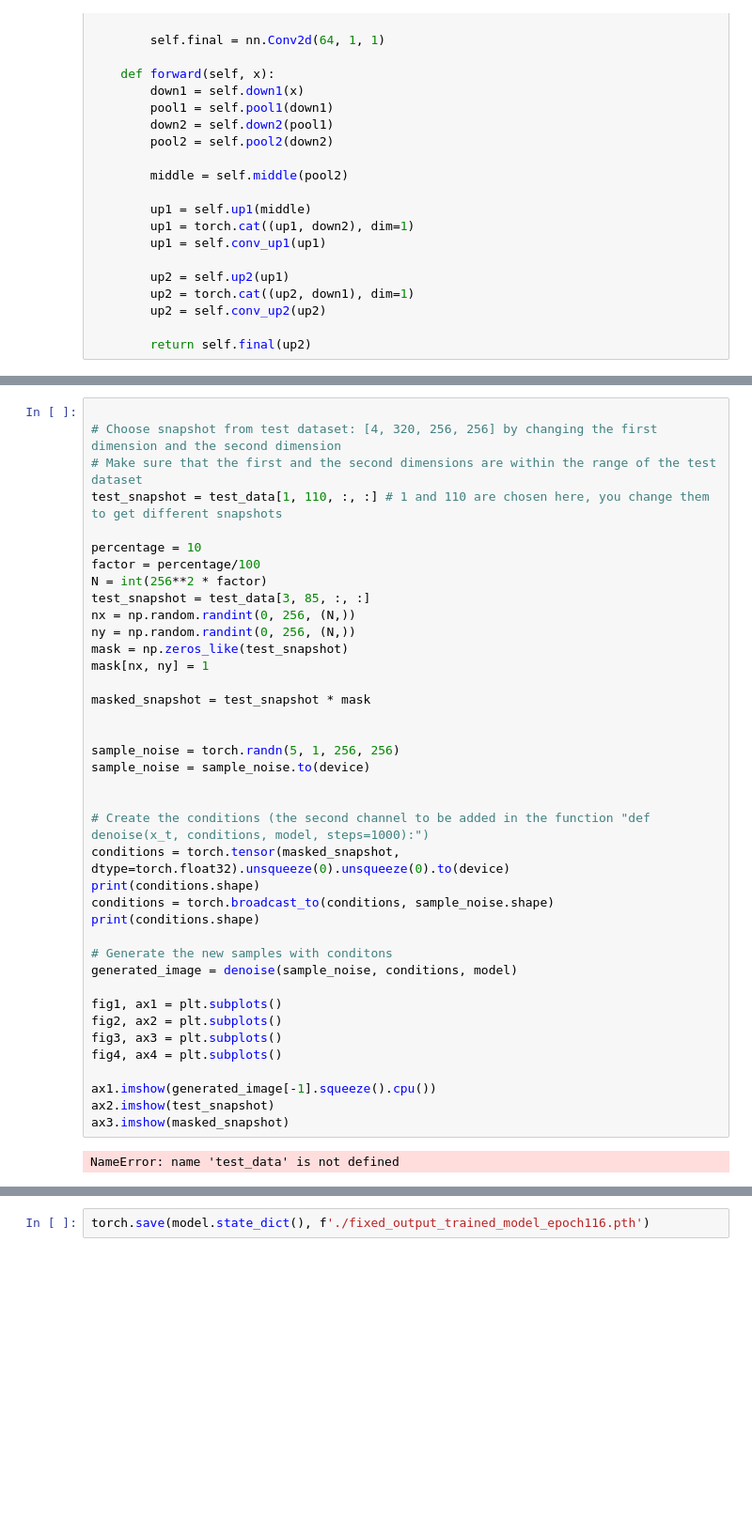
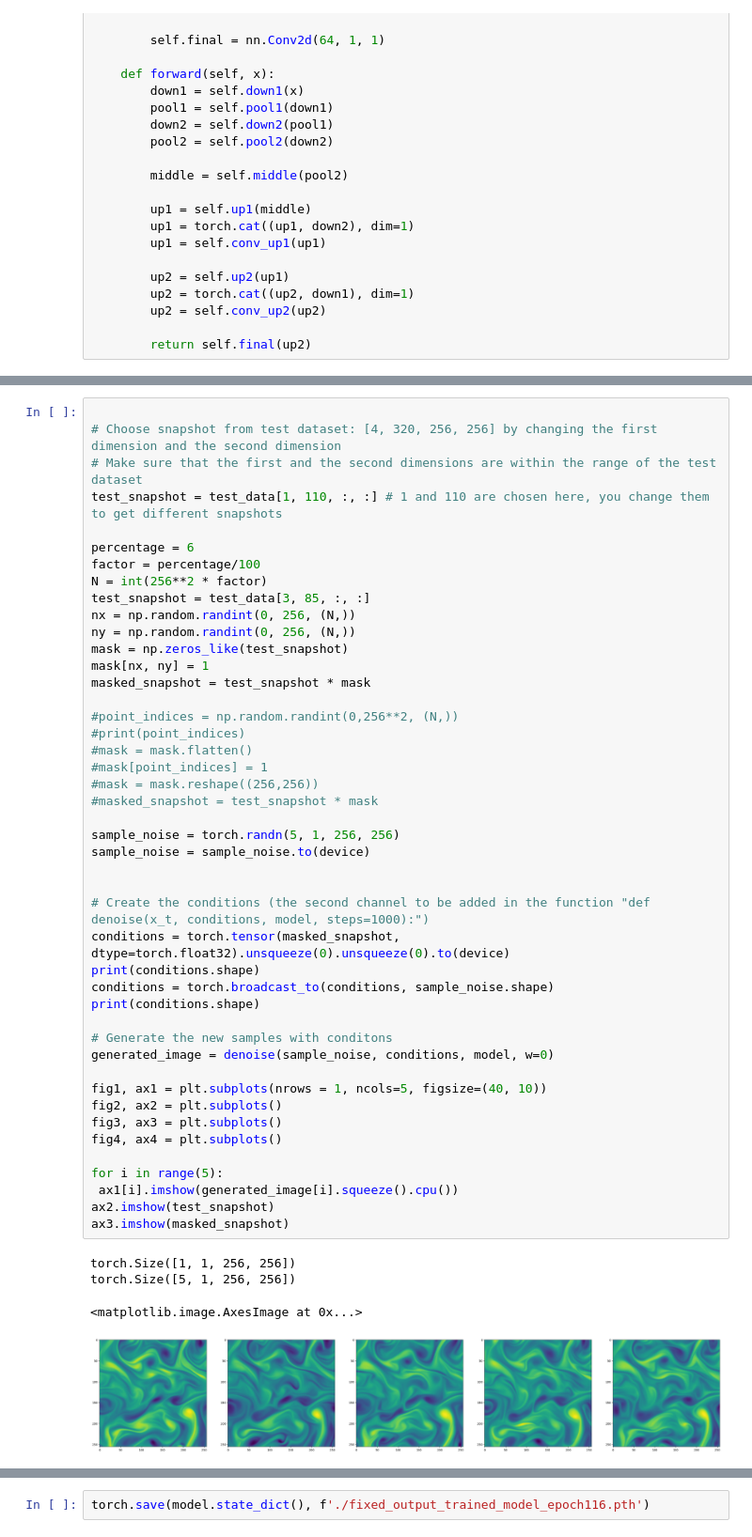
Before and after one commit to baristuran/baris-personal, a Jupyter notebook: sparse_condition_with_concatanation.ipynb, the cells around one changed output, grey strips where cells are left out. Shown at 94% size. Cells and saved outputs as stored; diff of their text form; blank space fills up the shorter version.

```diff
--- a/sparse_condition_with_concatanation.ipynb
+++ b/sparse_condition_with_concatanation.ipynb
@@ -225,38 +238,47 @@ def denoise(x_t, conditions, model, steps=1000):
 # Make sure that the first and the second dimensions are within the range of the test dataset
 test_snapshot = test_data[1, 110, :, :] # 1 and 110 are chosen here, you change them to get different snapshots
 
-percentage = 10
+percentage = 6
 factor = percentage/100
 N = int(256**2 * factor)
 test_snapshot = test_data[3, 85, :, :]
 nx = np.random.randint(0, 256, (N,))
 ny = np.random.randint(0, 256, (N,))
 mask = np.zeros_like(test_snapshot)
 mask[nx, ny] = 1
-
 masked_snapshot = test_snapshot * mask
 
+#point_indices = np.random.randint(0,256**2, (N,))
+#print(point_indices)
+#mask = mask.flatten()
+#mask[point_indices] = 1
+#mask = mask.reshape((256,256))
+#masked_snapshot = test_snapshot * mask
 
 sample_noise = torch.randn(5, 1, 256, 256)
 sample_noise = sample_noise.to(device)
 
 
 # Create the conditions (the second channel to be added in the function "def denoise(x_t, conditions, model, steps=1000):")
 conditions = torch.tensor(masked_snapshot, dtype=torch.float32).unsqueeze(0).unsqueeze(0).to(device)
 print(conditions.shape)
 conditions = torch.broadcast_to(conditions, sample_noise.shape)
 print(conditions.shape)
 
 # Generate the new samples with conditons
-generated_image = denoise(sample_noise, conditions, model)
+generated_image = denoise(sample_noise, conditions, model, w=0)
 
-fig1, ax1 = plt.subplots()
+fig1, ax1 = plt.subplots(nrows = 1, ncols=5, figsize=(40, 10))
 fig2, ax2 = plt.subplots()
 fig3, ax3 = plt.subplots()
 fig4, ax4 = plt.subplots()
 
-ax1.imshow(generated_image[-1].squeeze().cpu())
+for i in range(5):
+ ax1[i].imshow(generated_image[i].squeeze().cpu())
 ax2.imshow(test_snapshot)
 ax3.imshow(masked_snapshot)
 # %% [output]
-NameError: name 'test_data' is not defined
+torch.Size([1, 1, 256, 256])
+torch.Size([5, 1, 256, 256])
+<matplotlib.image.AxesImage at 0x...>
+[figure, added]
```
Also changed, not shown: parts of 7 cells of this notebook, 7 other files.
